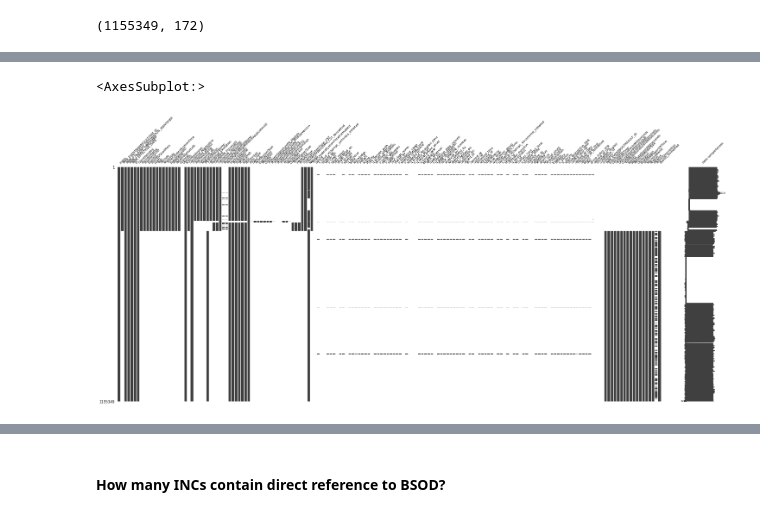
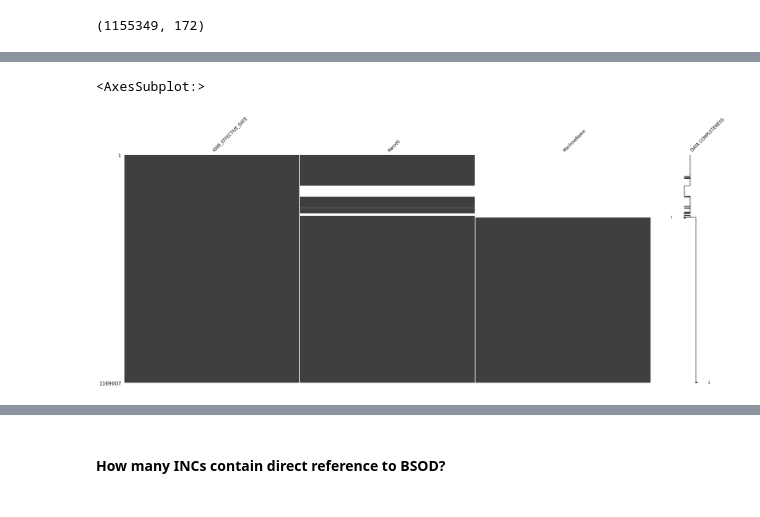
Before and after one commit to redgerly-umich/capstone_ff, a Jupyter notebook: DataCleaning/combine_4_error_types.ipynb, the cells around one changed output, grey strips where cells are left out. Cells and saved outputs as stored; diff of their text form; code cells hidden in the pictures.

Commit message:
Added code to create feature num_events.

```diff
--- a/DataCleaning/combine_4_error_types.ipynb
+++ b/DataCleaning/combine_4_error_types.ipynb
@@ -479,0 +483,2 @@ df.shape
+# %%
+num_events_df = pd.concat([machines_events, machines_boot])
@@ -480,5 +505,5 @@ df.shape
 # %%
-msno.matrix(df, labels=True, fontsize=7)
+msno.matrix(num_events_df[['RWB_EFFECTIVE_DATE', 'Name0', 'MachineName']], labels=True, fontsize=10)
 # %% [output]
 <AxesSubplot:>
-[figure, old version]
+[figure, new version]
```
Also changed, not shown: parts of 17 cells of this notebook.
